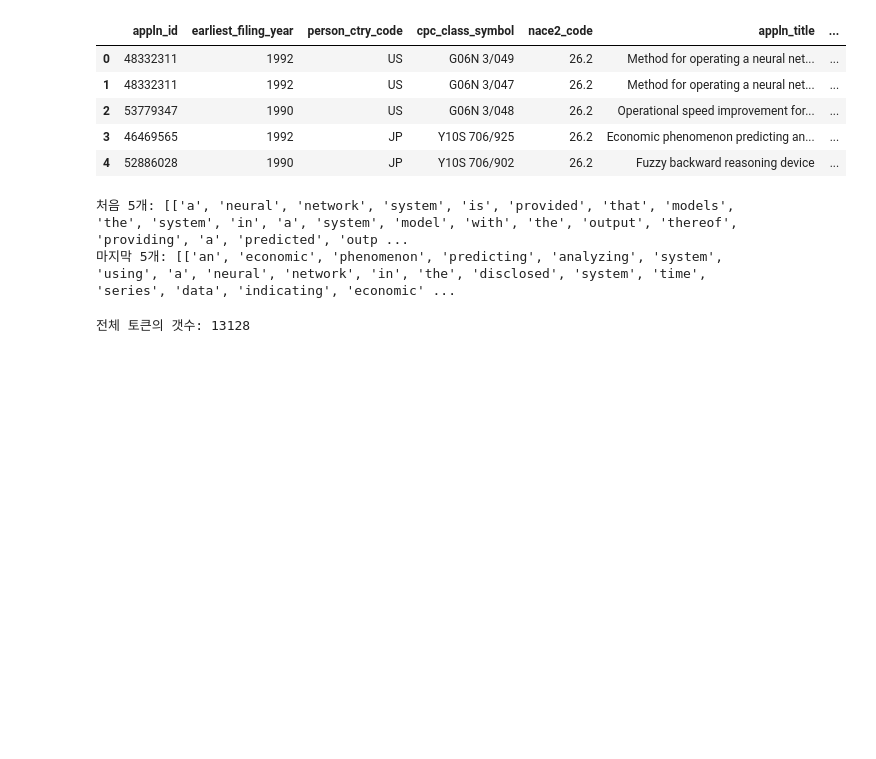
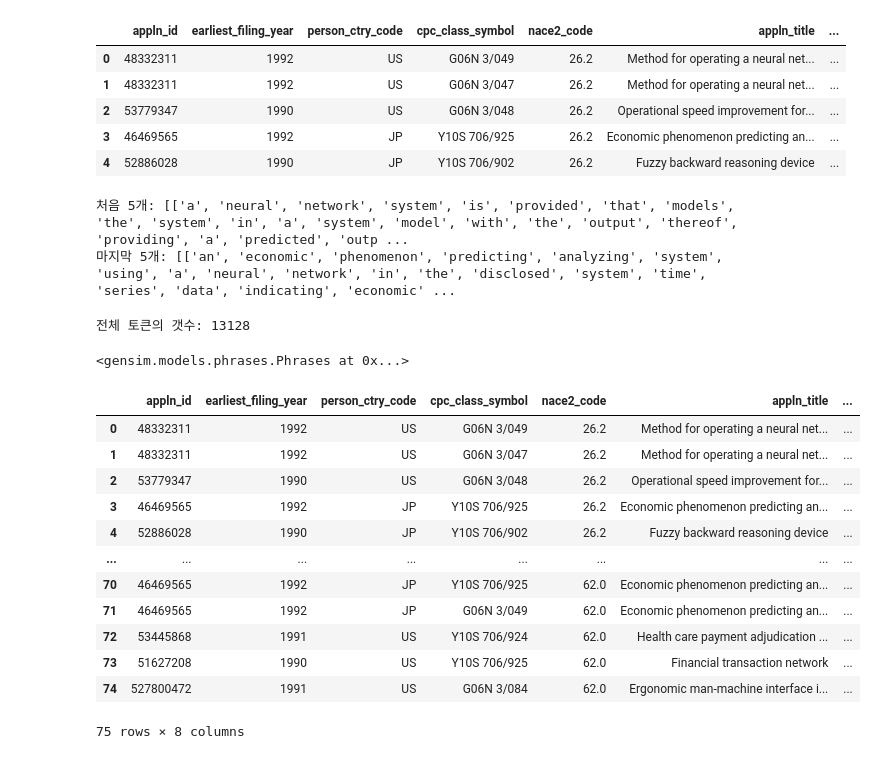
Before and after one commit to deep1003/deep1003, a Jupyter notebook: Week 14. Patent Analysis.ipynb, the cells around one changed output. Saved outputs shown, nothing was run; the diff lists cells and outputs as text; code cells hidden in the pictures; blank space fills up the shorter version.

```diff
--- a/Week 14. Patent Analysis.ipynb
+++ b/Week 14. Patent Analysis.ipynb
@@ -212,7 +209,7 @@ patent_df.head()
 # %%
 #6 Load the processed data from above
 
-patent_df = pd.read_csv("patents_processed_tokens.csv", low_memory=False)
+patent_df = pd.read_csv("/content/drive/My Drive/data/patents_processed_tokens.csv", low_memory=False)
 # Clean string the string of text column
 patent_df["abstract_token"] = patent_df["abstract_token"].progress_apply(lambda x: string_to_ls(x))
 # %%
@@ -240,11 +237,31 @@ print(f"전체 토큰의 갯수: {total_tokens}")
 
 # Phrases 모델 학습 (기본 설정을 사용하여 토큰 간의 빈번한 쌍을 식별)
 phrase_model = Phrases(training_patent, connector_words=ENGLISH_CONNECTOR_WORDS)
+# %%
+phrase_model
+# %% [output]
+<gensim.models.phrases.Phrases at 0x...>
 # %%
 # 9. 각 특허 초록의 바이그램(bigram) 버전을 생성
 
 # 각 "abstract_token" 리스트에서 바이그램 버전의 토큰 리스트를 생성
 patent_df["abstract_token_bigram"] = patent_df["abstract_token"].progress_apply(lambda x: phrase_model[x])
+# %%
+patent_df
+# %% [output]
+|  | appln_id | earliest_filing_year | person_ctry_code | cpc_class_symbol | nace2_code | appln_title | ... |
+| 0 | 48332311 | 1992 | US | G06N 3/049 | 26.2 | Method for operating a neural net... | ... |
+| 1 | 48332311 | 1992 | US | G06N 3/047 | 26.2 | Method for operating a neural net... | ... |
+| 2 | 53779347 | 1990 | US | G06N 3/048 | 26.2 | Operational speed improvement for... | ... |
+| 3 | 46469565 | 1992 | JP | Y10S 706/925 | 26.2 | Economic phenomenon predicting an... | ... |
+| 4 | 52886028 | 1990 | JP | Y10S 706/902 | 26.2 | Fuzzy backward reasoning device | ... |
+| ... | ... | ... | ... | ... | ... | ... | ... |
+| 70 | 46469565 | 1992 | JP | Y10S 706/925 | 62.0 | Economic phenomenon predicting an... | ... |
+| 71 | 46469565 | 1992 | JP | G06N 3/049 | 62.0 | Economic phenomenon predicting an... | ... |
+| 72 | 53445868 | 1991 | US | Y10S 706/924 | 62.0 | Health care payment adjudication ... | ... |
+| 73 | 51627208 | 1990 | US | Y10S 706/925 | 62.0 | Financial transaction network | ... |
+| 74 | 527800472 | 1991 | US | G06N 3/084 | 62.0 | Ergonomic man-machine interface i... | ... |
+75 rows × 8 columns
 # %%
 # 10. 필요한 열만 남기고 데이터프레임을 저장
 
```
Also changed, not shown: parts of 34 cells of this notebook.
